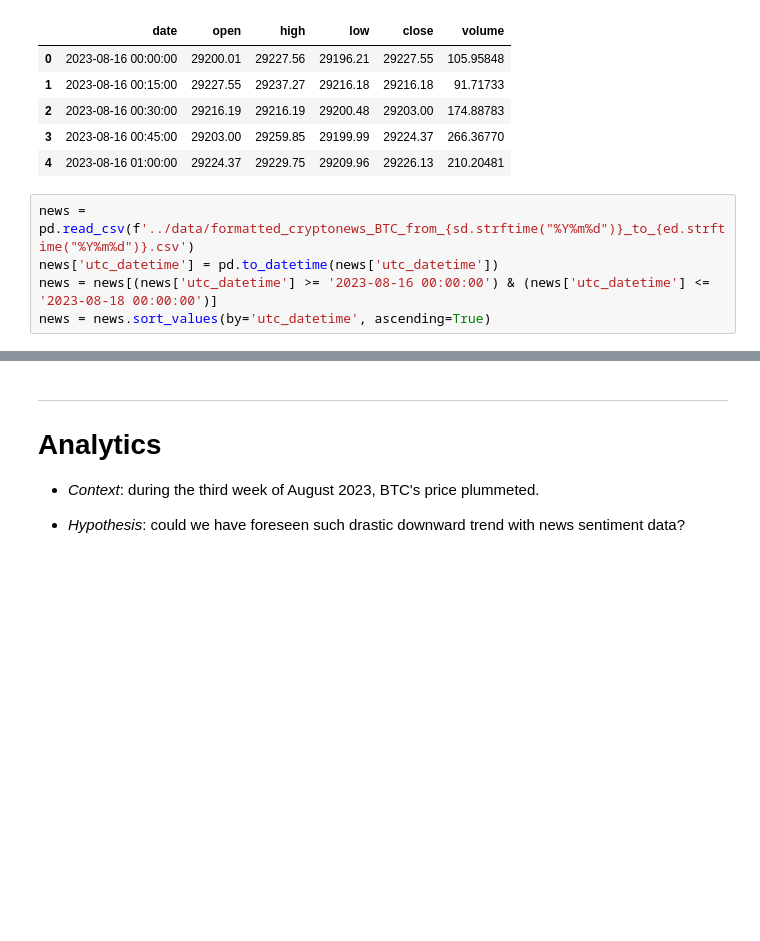
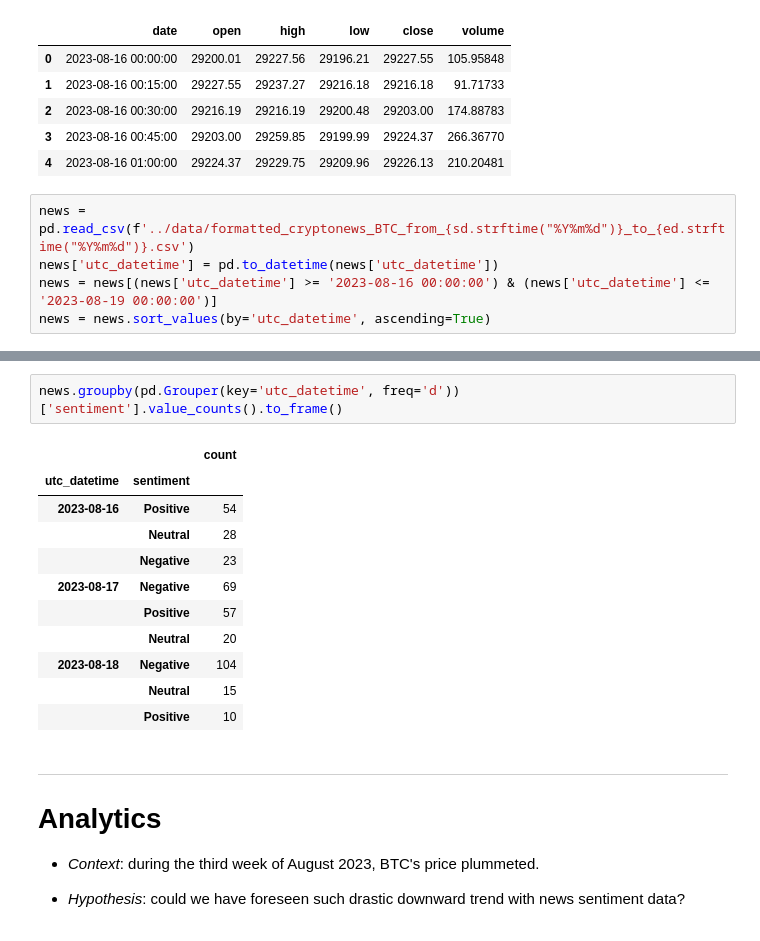
Before and after one commit to trading-smart/crash-aug23-analysis, a Jupyter notebook: notebooks/analysis_15min_data.ipynb, the cells around one changed output, grey strips where cells are left out. Saved outputs shown, nothing was run; the diff lists cells and outputs as text; blank space fills up the shorter version.

```diff
--- a/notebooks/analysis_15min_data.ipynb
+++ b/notebooks/analysis_15min_data.ipynb
@@ -118,5 +116,5 @@ btc.head()
 # %%
 news = pd.read_csv(f'../data/formatted_cryptonews_BTC_from_{sd.strftime("%Y%m%d")}_to_{ed.strftime("%Y%m%d")}.csv')
 news['utc_datetime'] = pd.to_datetime(news['utc_datetime'])
-news = news[(news['utc_datetime'] >= '2023-08-16 00:00:00') & (news['utc_datetime'] <= '2023-08-18 00:00:00')]
+news = news[(news['utc_datetime'] >= '2023-08-16 00:00:00') & (news['utc_datetime'] <= '2023-08-19 00:00:00')]
 news = news.sort_values(by='utc_datetime', ascending=True)
@@ -139,3 +121,17 @@ news
+# %%
+news.groupby(pd.Grouper(key='utc_datetime', freq='d'))['sentiment'].value_counts().to_frame()
+# %% [output]
+|  |  | count |
+| utc_datetime | sentiment |  |
+| 2023-08-16 | Positive | 54 |
+|  | Neutral | 28 |
+|  | Negative | 23 |
+| 2023-08-17 | Negative | 69 |
+|  | Positive | 57 |
+|  | Neutral | 20 |
+| 2023-08-18 | Negative | 104 |
+|  | Neutral | 15 |
+|  | Positive | 10 |
 # %% [markdown]
 ***
 # Analytics
```
Also changed, not shown: parts of 2 cells of this notebook.
